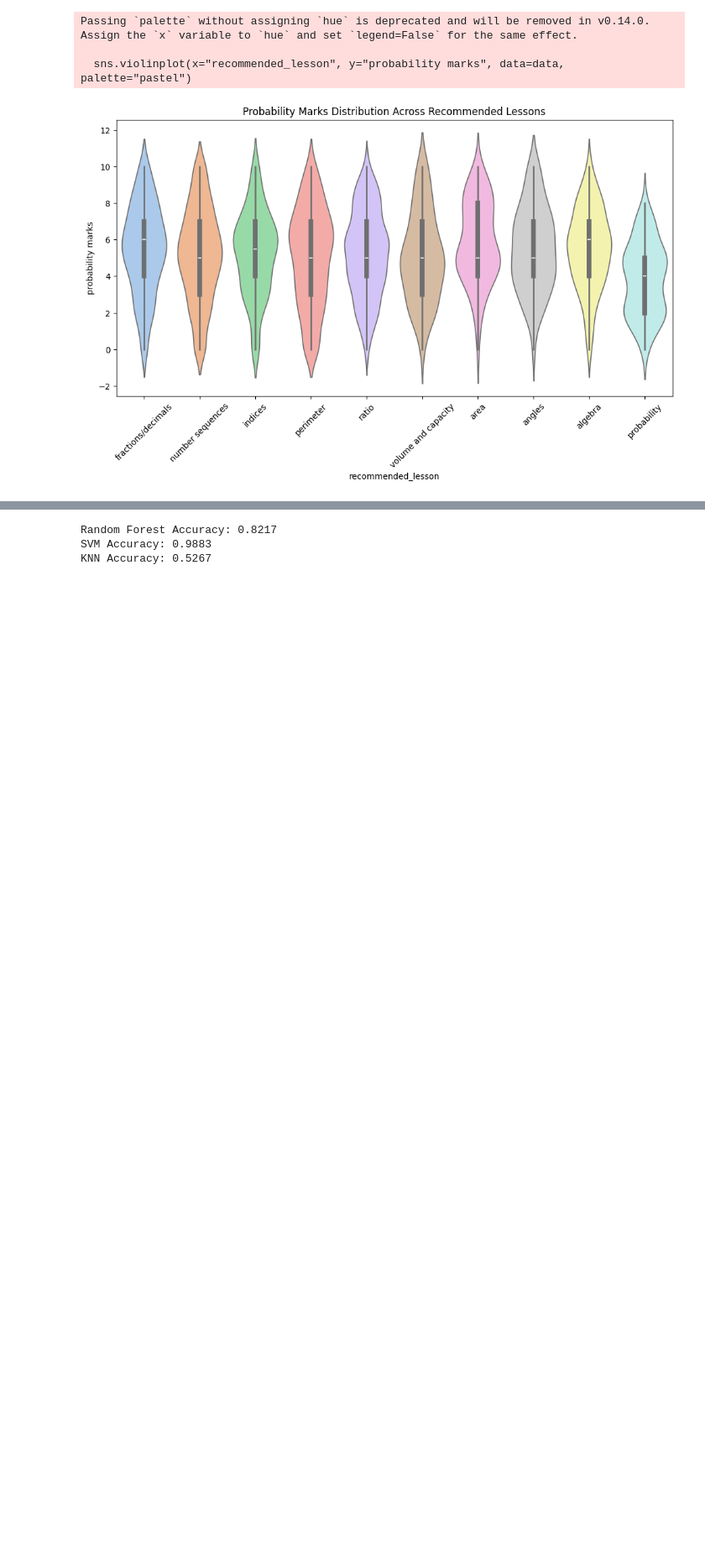
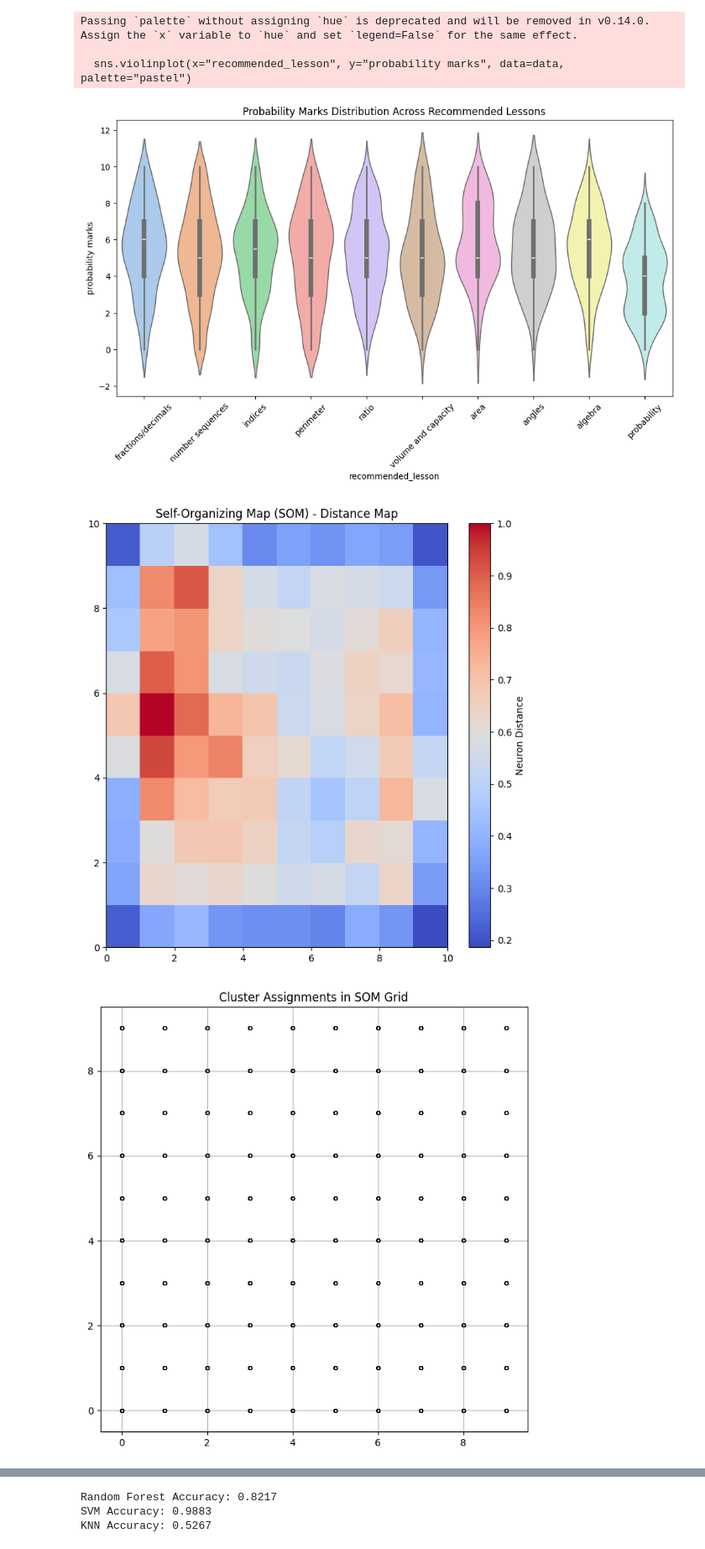
Before and after one commit to kishan20-00/Edu_Platform, a Jupyter notebook: anne/train.ipynb, the cells around one changed output, grey strips where cells are left out. Shown at 84% size. Saved outputs shown, nothing was run; the diff lists cells and outputs as text; code cells hidden in the pictures; blank space fills up the shorter version.

```diff
--- a/anne/train.ipynb
+++ b/anne/train.ipynb
@@ -89,6 +89,45 @@ Passing `palette` without assigning `hue` is deprecated and will be removed in v
 
   sns.violinplot(x="recommended_lesson", y="probability marks", data=data, palette="pastel")
 [figure]
+# %%
+from minisom import MiniSom
+
+# Select numerical features
+num_features = data.select_dtypes(include=['int64', 'float64']).columns
+data_analyze = data[num_features].values
+
+# Standardize Data
+scaler_analyze = StandardScaler()
+data_scaled = scaler_analyze.fit_transform(data_analyze)
+
+# SOM Parameters
+som_size = (10, 10)  # 10x10 grid
+som = MiniSom(som_size[0], som_size[1], data_scaled.shape[1], sigma=1.0, learning_rate=0.5)
+
+# Initialize and train SOM
+som.random_weights_init(data_scaled)
+som.train_random(data_scaled, 1000)  # Train for 1000 iterations
+
+# Plot SOM Distance Map (U-Matrix)
+plt.figure(figsize=(8, 8))
+plt.pcolor(som.distance_map().T, cmap='coolwarm')  # Plot U-Matrix
+plt.colorbar(label='Neuron Distance')
+plt.title("Self-Organizing Map (SOM) - Distance Map")
+plt.show()
+
+# Cluster Assignment Visualization
+plt.figure(figsize=(8, 8))
+for i, x in enumerate(data_scaled):
+    winner = som.winner(x)  # Get BMU (Best Matching Unit)
+    plt.text(winner[0], winner[1], 'o', ha='center', va='center', color='black', fontsize=8)
+plt.xlim([-0.5, som_size[0]-0.5])
+plt.ylim([-0.5, som_size[1]-0.5])
+plt.grid()
+plt.title("Cluster Assignments in SOM Grid")
+plt.show()
+# %% [output]
+[figure, added]
+[figure, added]
 # %%
 # Extract relevant features (e.g., recommended lessons and performance in topics)
 lesson_features = ['number sequences marks', 'perimeter marks', 'ratio marks',
```
Also changed, not shown: 1 other file.
